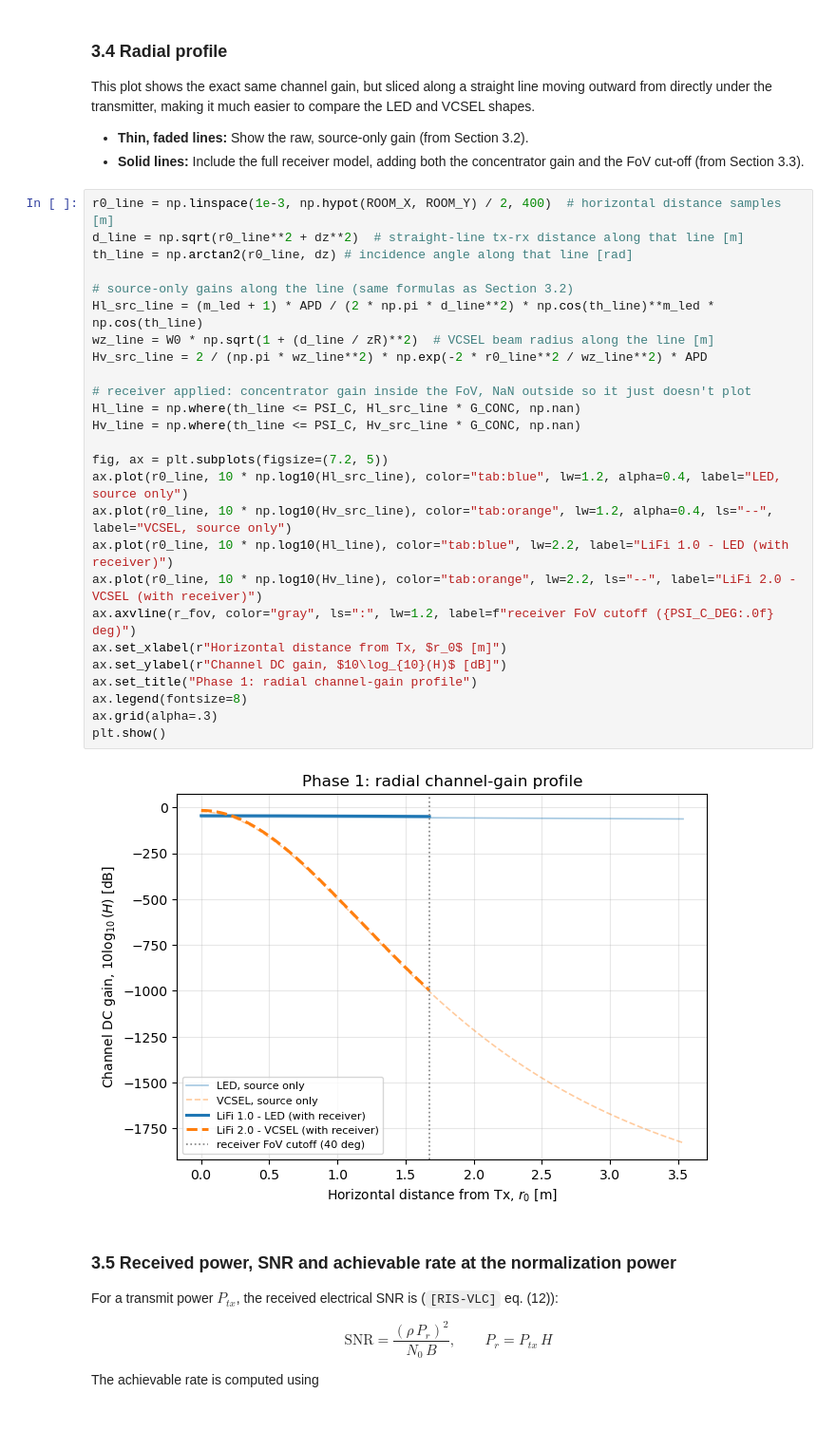
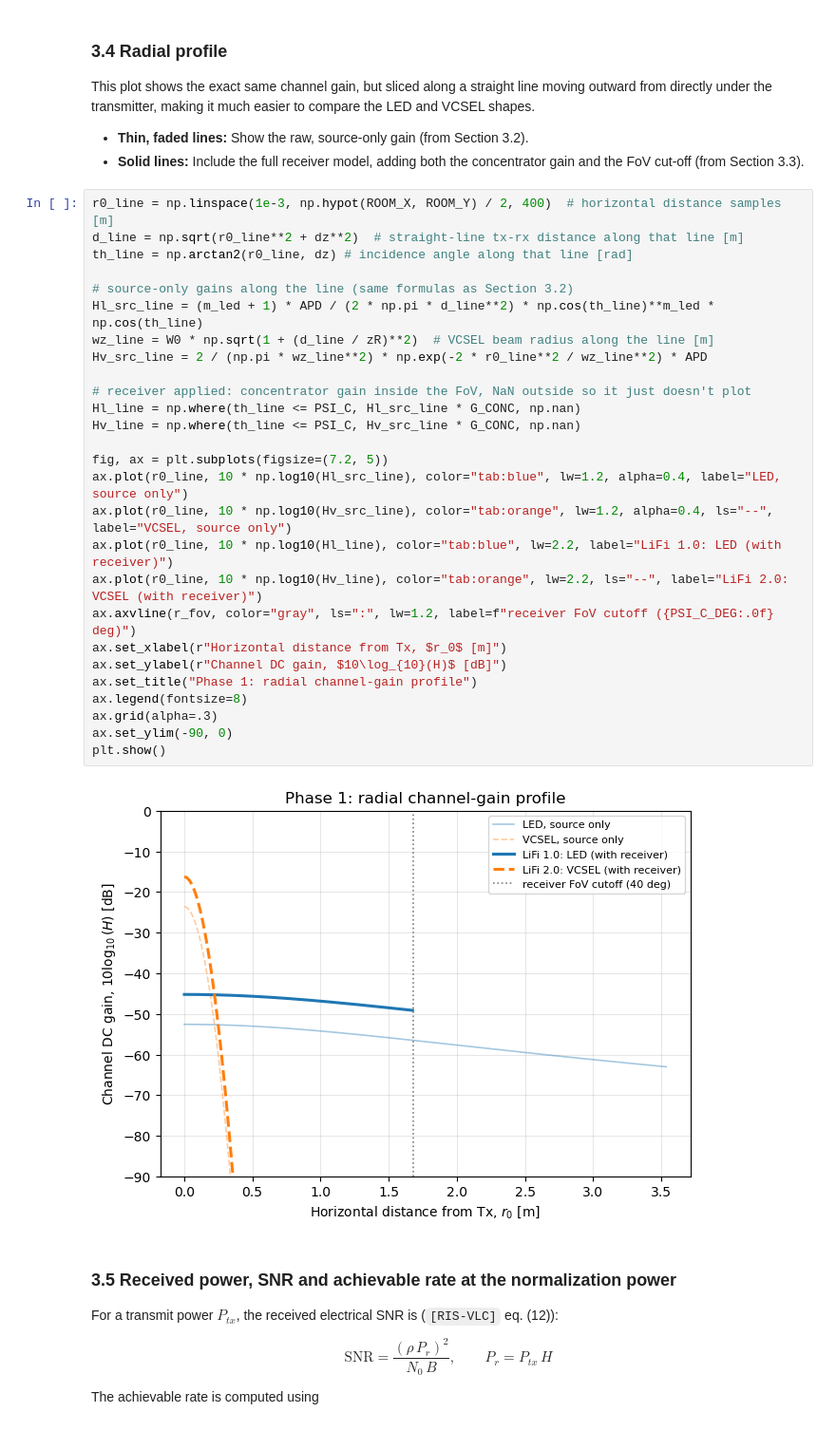
Before and after one commit to carolinalopezdelamadriz/lifi-comparative-analysis, a Jupyter notebook: single_cell_analysis_v3.ipynb, the cells around one changed output. Shown at 95% size. Drawn from its saved outputs; the diff is of its cells as text.

```diff
--- a/single_cell_analysis_v3.ipynb
+++ b/single_cell_analysis_v3.ipynb
@@ -331,31 +335,32 @@ This plot shows the exact same channel gain, but sliced along a straight line mo
 # %%
 r0_line = np.linspace(1e-3, np.hypot(ROOM_X, ROOM_Y) / 2, 400)  # horizontal distance samples [m]
 d_line = np.sqrt(r0_line**2 + dz**2)  # straight-line tx-rx distance along that line [m]
 th_line = np.arctan2(r0_line, dz) # incidence angle along that line [rad]
 
 # source-only gains along the line (same formulas as Section 3.2)
 Hl_src_line = (m_led + 1) * APD / (2 * np.pi * d_line**2) * np.cos(th_line)**m_led * np.cos(th_line)
 wz_line = W0 * np.sqrt(1 + (d_line / zR)**2)  # VCSEL beam radius along the line [m]
 Hv_src_line = 2 / (np.pi * wz_line**2) * np.exp(-2 * r0_line**2 / wz_line**2) * APD
 
 # receiver applied: concentrator gain inside the FoV, NaN outside so it just doesn't plot
 Hl_line = np.where(th_line <= PSI_C, Hl_src_line * G_CONC, np.nan)
 Hv_line = np.where(th_line <= PSI_C, Hv_src_line * G_CONC, np.nan)
 
 fig, ax = plt.subplots(figsize=(7.2, 5))
 ax.plot(r0_line, 10 * np.log10(Hl_src_line), color="tab:blue", lw=1.2, alpha=0.4, label="LED, source only")
 ax.plot(r0_line, 10 * np.log10(Hv_src_line), color="tab:orange", lw=1.2, alpha=0.4, ls="--", label="VCSEL, source only")
-ax.plot(r0_line, 10 * np.log10(Hl_line), color="tab:blue", lw=2.2, label="LiFi 1.0 - LED (with receiver)")
-ax.plot(r0_line, 10 * np.log10(Hv_line), color="tab:orange", lw=2.2, ls="--", label="LiFi 2.0 - VCSEL (with receiver)")
+ax.plot(r0_line, 10 * np.log10(Hl_line), color="tab:blue", lw=2.2, label="LiFi 1.0: LED (with receiver)")
+ax.plot(r0_line, 10 * np.log10(Hv_line), color="tab:orange", lw=2.2, ls="--", label="LiFi 2.0: VCSEL (with receiver)")
 ax.axvline(r_fov, color="gray", ls=":", lw=1.2, label=f"receiver FoV cutoff ({PSI_C_DEG:.0f} deg)")
 ax.set_xlabel(r"Horizontal distance from Tx, $r_0$ [m]")
 ax.set_ylabel(r"Channel DC gain, $10\log_{10}(H)$ [dB]")
 ax.set_title("Phase 1: radial channel-gain profile")
 ax.legend(fontsize=8)
 ax.grid(alpha=.3)
+ax.set_ylim(-90, 0)
 plt.show()
 # %% [output]
-[figure, old version]
+[figure, new version]
 # %% [markdown]
 ### 3.5 Received power, SNR and achievable rate at the normalization power
 
```
Also changed, not shown: parts of 26 cells of this notebook, 13 other files.
